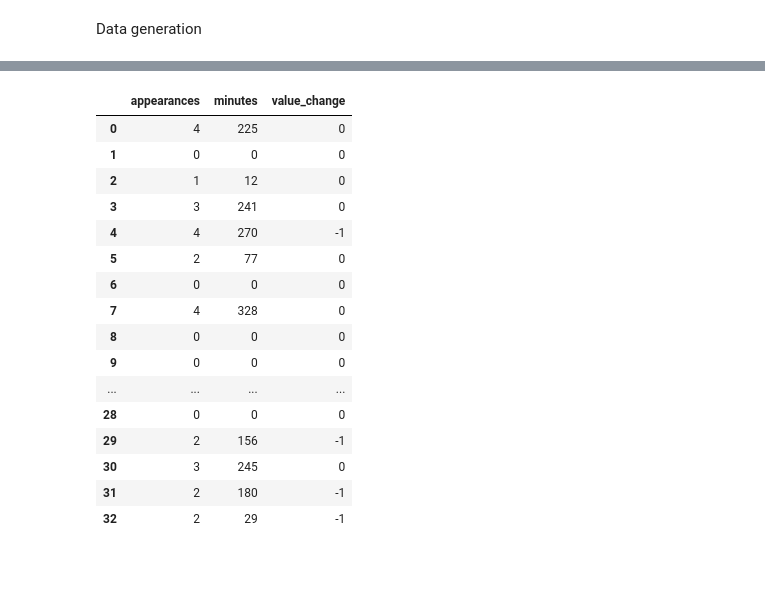
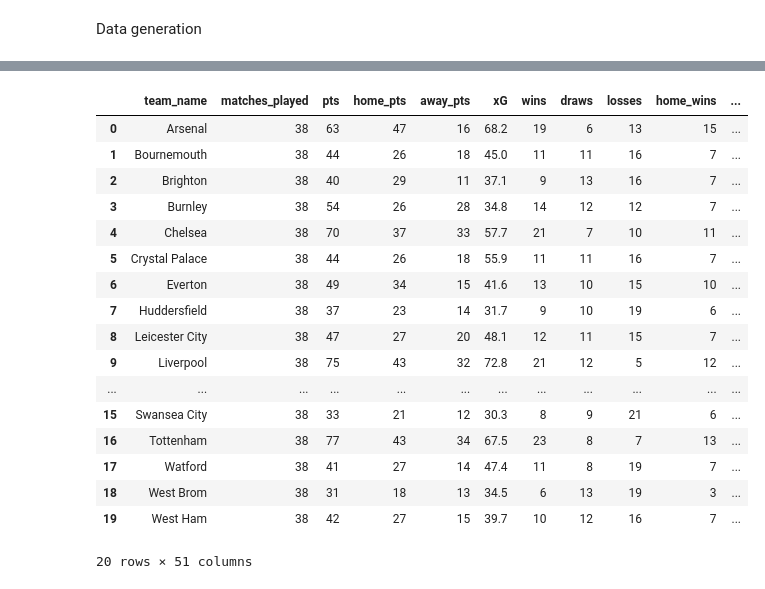
Before and after one commit to victorian177/FPL-Manager, a Jupyter notebook: stats.ipynb, the cells around one changed output, grey strips where cells are left out. Cells and saved outputs as stored; diff of their text form; code cells hidden in the pictures.

```diff
--- a/stats.ipynb
+++ b/stats.ipynb
@@ -17,0 +131,15 @@ Data generation
+# %%
+threshold = 380
+# %%
+observations = {}
+
+for season in teams.keys():
+  observations[season] = {}
+  for team in teams[season][:-1]:
+    df = data[season][team]['player_stats']
+    obsrvtns = len(df[df['minutes'] > threshold])
+    observations[season][team] = obsrvtns
+
+for season in teams.keys():
+  datapoints = list(observations[season].values())
+  print(f"{season}: {sum(datapoints) / len(datapoints)}")
@@ -17,0 +278,16 @@ Data generation
+# %%
+extra_column_names = [exprssn.split(' = ')[0] for exprssn in extras]
+
+for exprssn in extras:
+  for season in seasons:
+    for team in teams[season][:-1]:
+      column_creator(df=data[season][team]['player_stats'], expression=exprssn)
+# %%
+for season in seasons:
+  dfs = []
+  for team in teams[season][:-1]:
+    dfs.append(data[season][team]['player_stats'])
+
+  data[season]["all_teams"] = {"player_stats": None}
+  data[season]["all_teams"]['player_stats'] = pd.concat(dfs)
+  data[season]["all_teams"]['player_stats'].reset_index(inplace=True)
@@ -18,2 +337,21 @@ Data generation
 # %%
-data = PlayerData(17)
+data['17/18']['teams_stats']
+# %% [output]
+|  | team_name | matches_played | pts | home_pts | away_pts | xG | wins | draws | losses | home_wins | ... |
+| 0 | Arsenal | 38 | 63 | 47 | 16 | 68.2 | 19 | 6 | 13 | 15 | ... |
+| 1 | Bournemouth | 38 | 44 | 26 | 18 | 45.0 | 11 | 11 | 16 | 7 | ... |
+| 2 | Brighton | 38 | 40 | 29 | 11 | 37.1 | 9 | 13 | 16 | 7 | ... |
+| 3 | Burnley | 38 | 54 | 26 | 28 | 34.8 | 14 | 12 | 12 | 7 | ... |
+| 4 | Chelsea | 38 | 70 | 37 | 33 | 57.7 | 21 | 7 | 10 | 11 | ... |
+| 5 | Crystal Palace | 38 | 44 | 26 | 18 | 55.9 | 11 | 11 | 16 | 7 | ... |
+| 6 | Everton | 38 | 49 | 34 | 15 | 41.6 | 13 | 10 | 15 | 10 | ... |
+| 7 | Huddersfield | 38 | 37 | 23 | 14 | 31.7 | 9 | 10 | 19 | 6 | ... |
+| 8 | Leicester City | 38 | 47 | 27 | 20 | 48.1 | 12 | 11 | 15 | 7 | ... |
+| 9 | Liverpool | 38 | 75 | 43 | 32 | 72.8 | 21 | 12 | 5 | 12 | ... |
+| ... | ... | ... | ... | ... | ... | ... | ... | ... | ... | ... | ... |
+| 15 | Swansea City | 38 | 33 | 21 | 12 | 30.3 | 8 | 9 | 21 | 6 | ... |
+| 16 | Tottenham | 38 | 77 | 43 | 34 | 67.5 | 23 | 8 | 7 | 13 | ... |
+| 17 | Watford | 38 | 41 | 27 | 14 | 47.4 | 11 | 8 | 19 | 7 | ... |
+| 18 | West Brom | 38 | 31 | 18 | 13 | 34.5 | 6 | 13 | 19 | 3 | ... |
+| 19 | West Ham | 38 | 42 | 27 | 15 | 39.7 | 10 | 12 | 16 | 7 | ... |
+20 rows × 51 columns
@@ -22,20 +357,0 @@ svtn_eightn = data.data_lister(team='Arsenal', gameweek_range=[1, 5])
-# %%
-svtn_eightn["Arsenal"]['player_stats'][['appearances', 'minutes', 'value_change']]
-# %% [output]
-|  | appearances | minutes | value_change |
-| 0 | 4 | 225 | 0 |
-| 1 | 0 | 0 | 0 |
-| 2 | 1 | 12 | 0 |
-| 3 | 3 | 241 | 0 |
-| 4 | 4 | 270 | -1 |
-| 5 | 2 | 77 | 0 |
-| 6 | 0 | 0 | 0 |
-| 7 | 4 | 328 | 0 |
-| 8 | 0 | 0 | 0 |
-| 9 | 0 | 0 | 0 |
-| ... | ... | ... | ... |
-| 28 | 0 | 0 | 0 |
-| 29 | 2 | 156 | -1 |
-| 30 | 3 | 245 | 0 |
-| 31 | 2 | 180 | -1 |
-| 32 | 2 | 29 | -1 |
```
Also changed, not shown: parts of 20 cells of this notebook, 5 other files.
